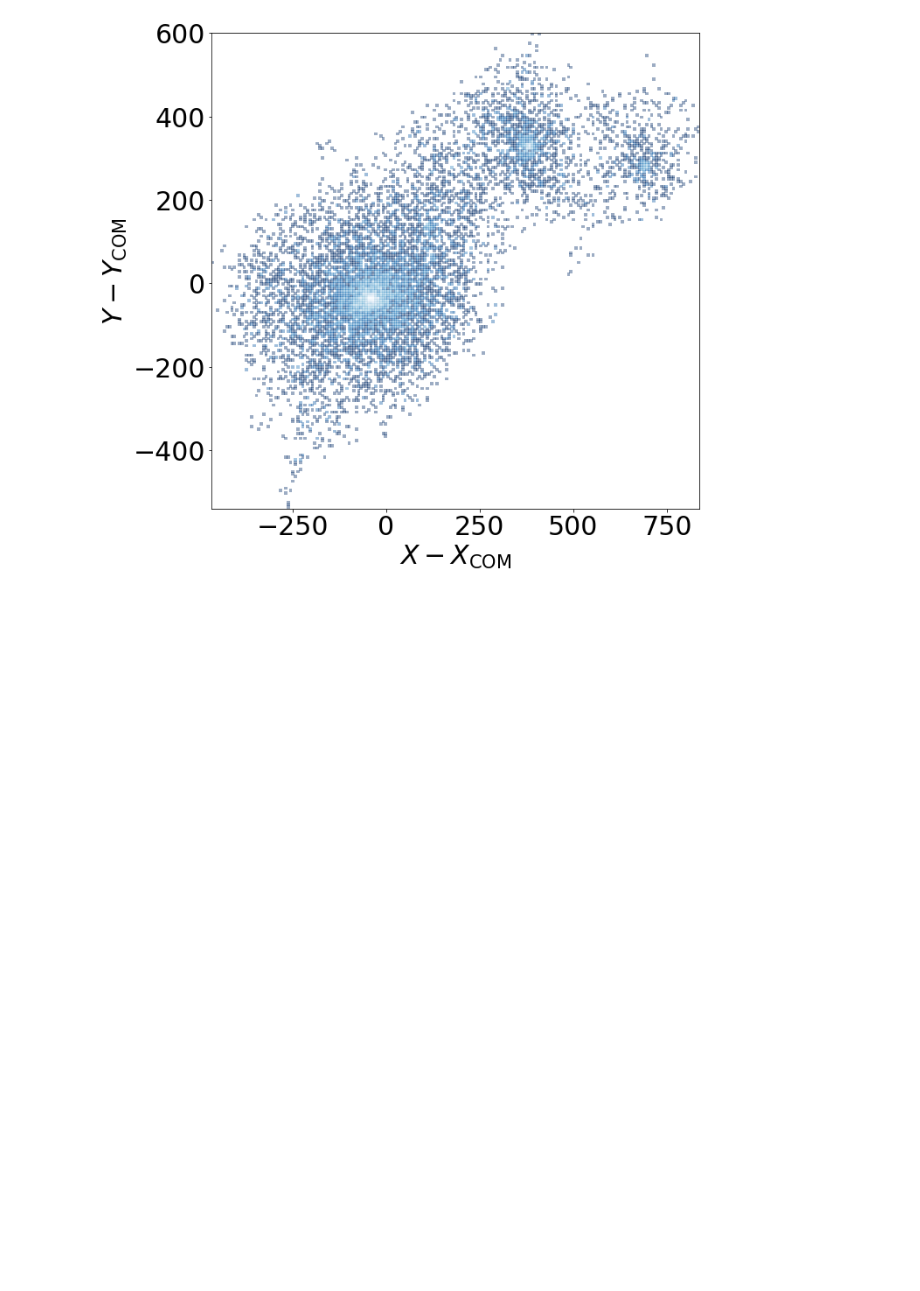
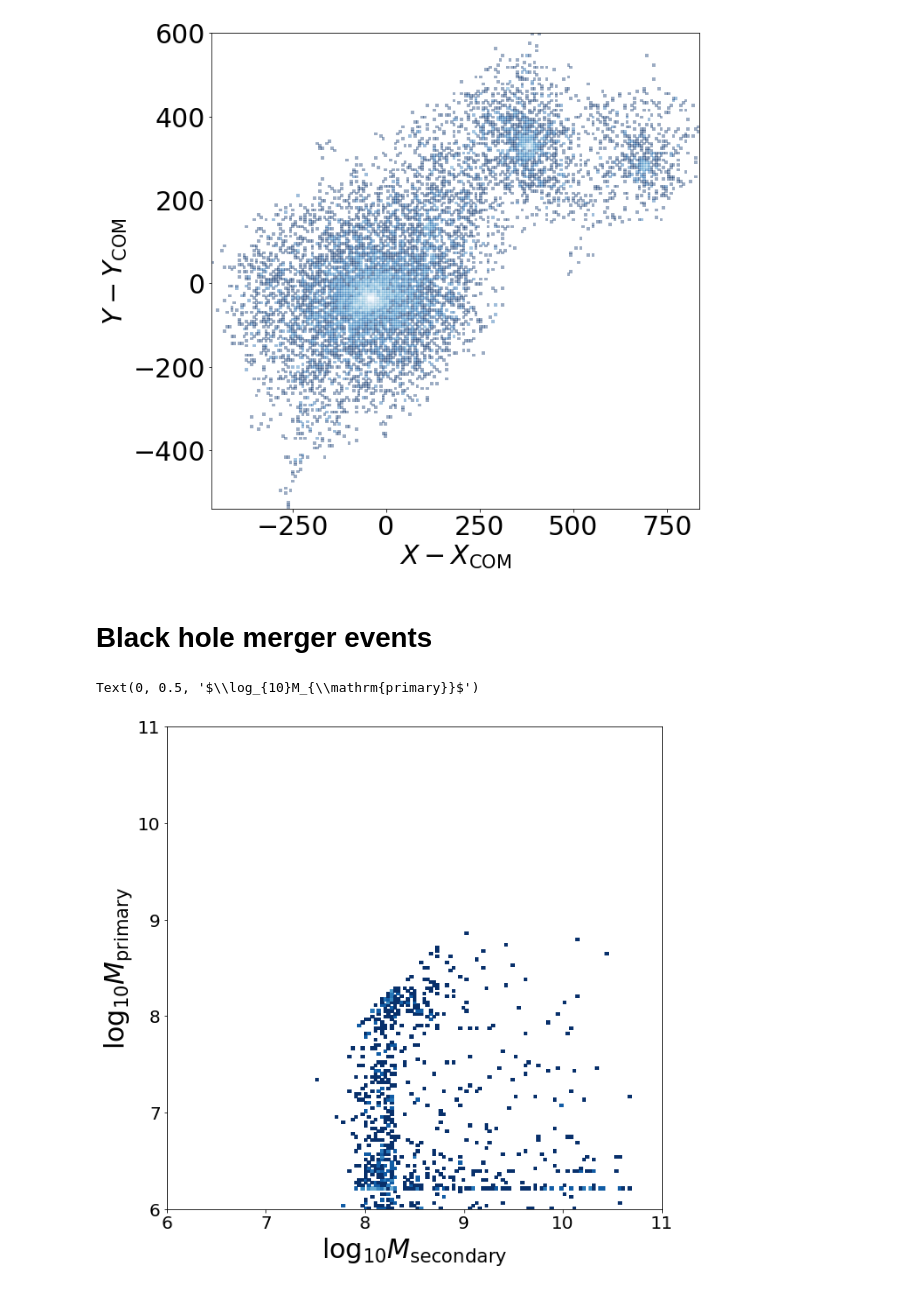
Before and after one commit to akbhowmi/arepo_package, a Jupyter notebook: example_codes.ipynb, the cells around one changed output. Cells and saved outputs as stored; diff of their text form; code cells hidden in the pictures; blank space fills up the shorter version.

```diff
--- a/example_codes.ipynb
+++ b/example_codes.ipynb
@@ -632,3 +670,21 @@ ax.set_ylabel('$Y-Y_{\mathrm{COM}}$',fontsize=30)
 # %% [output]
 Text(0, 0.5, '$Y-Y_{\\mathrm{COM}}$')
 [figure]
+# %% [markdown]
+# Black hole merger events
+# %%
+scale_fac_complete,primary_mass,secondary_mass,primary_id,secondary_id,file_id_complete=arepo_package.get_merger_events(basePath)
+# %%
+f,ax=plt.subplots(figsize=(10,10))
+NBINS=100
+colormap='Blues_r'
+opacity=1
+ax.hist2d(numpy.log10(primary_mass*1e10),numpy.log10(secondary_mass*1e10), bins=(NBINS,NBINS), norm=mpl.colors.LogNorm(),cmap=colormap,alpha=opacity)
+ax.set_xlim(6,11)
+ax.set_ylim(6,11)
+ax.tick_params(labelsize=20)
+ax.set_xlabel('$\log_{10}M_{\mathrm{secondary}}$',fontsize=30)
+ax.set_ylabel('$\log_{10}M_{\mathrm{primary}}$',fontsize=30)
+# %% [output]
+Text(0, 0.5, '$\\log_{10}M_{\\mathrm{primary}}$')
+[figure, added]
```
Also changed, not shown: parts of 6 cells of this notebook.
